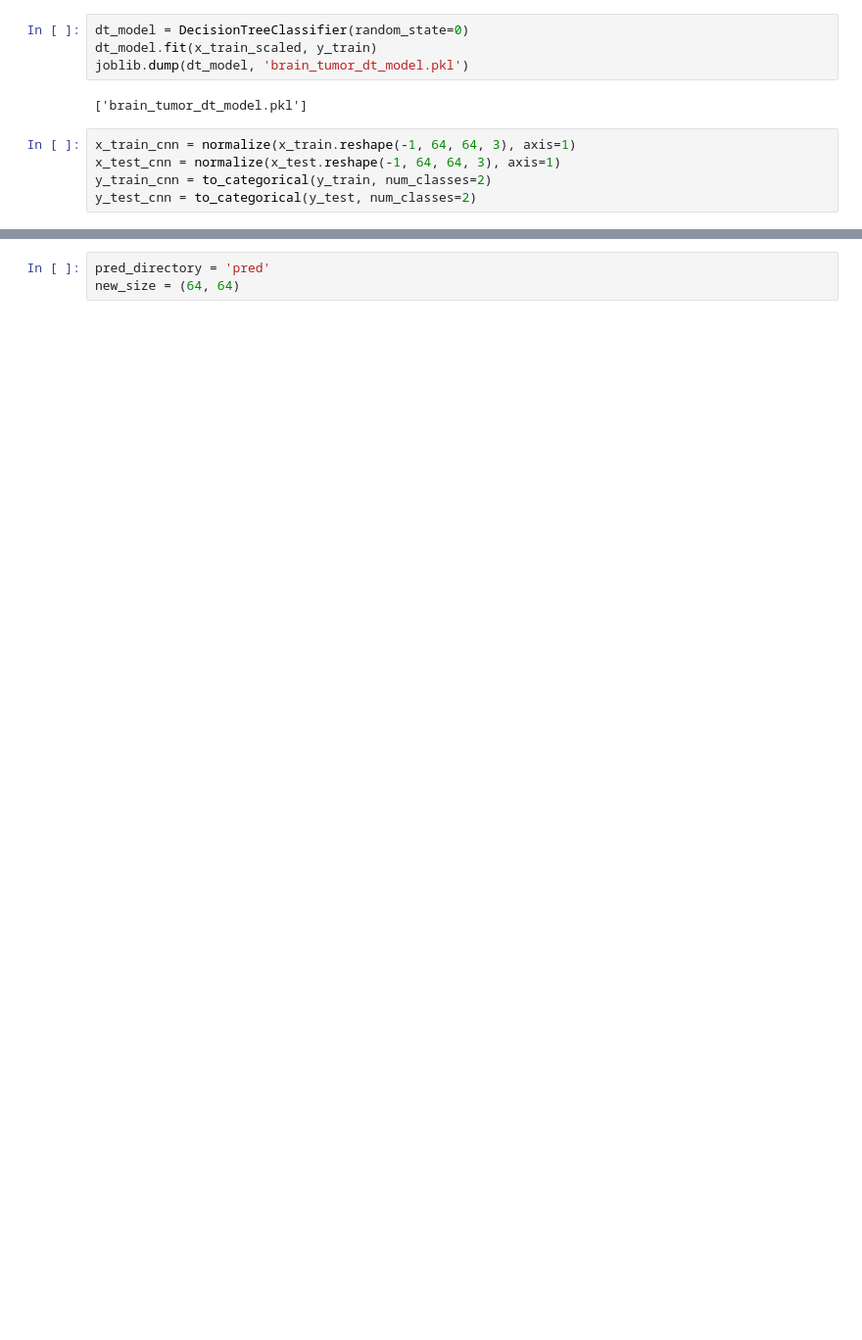
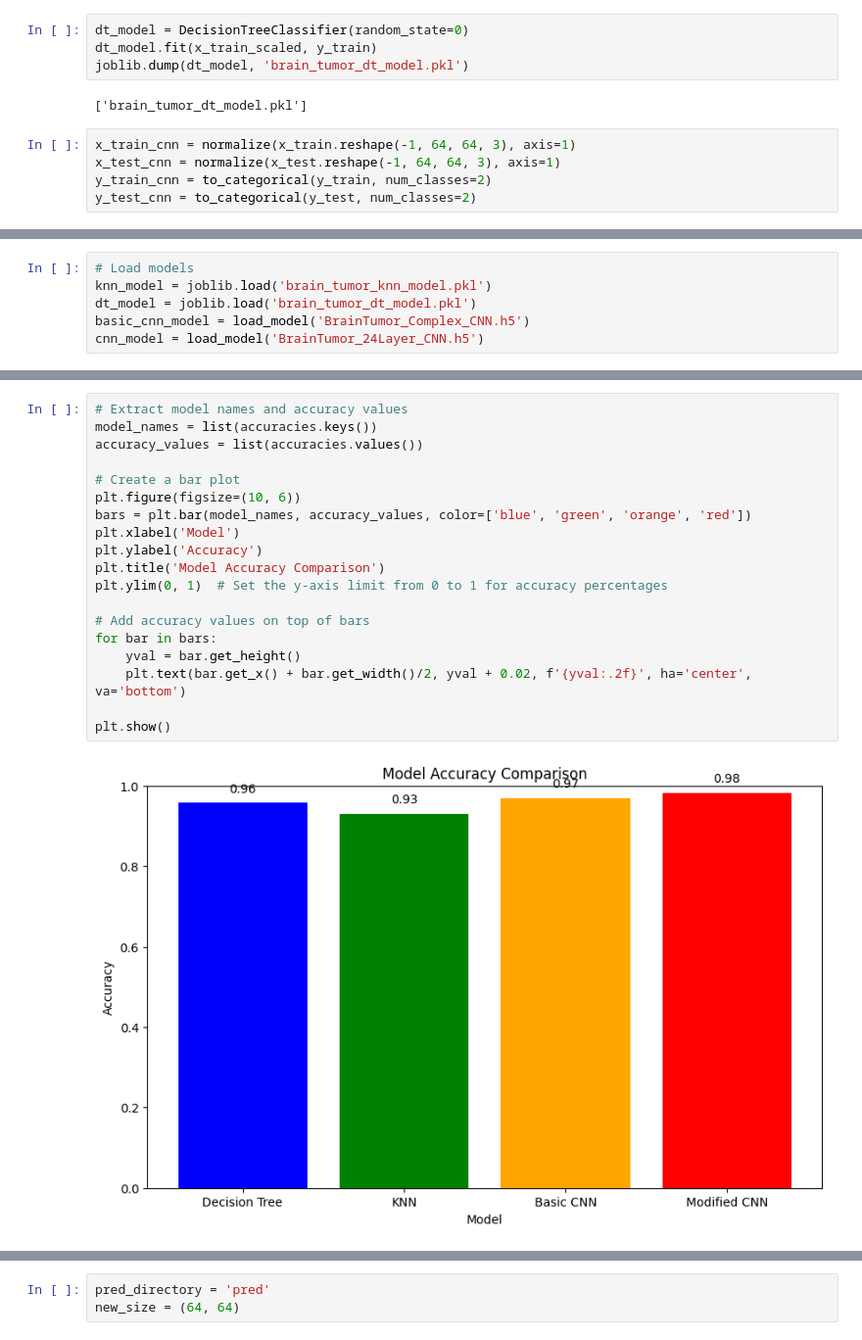
Before and after one commit to Whis2903/Tumor-Prediction, a Jupyter notebook: model.ipynb, the cells around one changed output, grey strips where cells are left out. Shown at 98% size. Saved outputs shown, nothing was run; the diff lists cells and outputs as text; blank space fills up the shorter version.

```diff
--- a/model.ipynb
+++ b/model.ipynb
@@ -157,0 +328,6 @@ class_report_cnn = classification_report(np.argmax(y_test_cnn, axis=1), y_pred_c
+# %%
+# Load models
+knn_model = joblib.load('brain_tumor_knn_model.pkl')
+dt_model = joblib.load('brain_tumor_dt_model.pkl')
+basic_cnn_model = load_model('BrainTumor_Complex_CNN.h5')
+cnn_model = load_model('BrainTumor_24Layer_CNN.h5')
@@ -157,0 +369,21 @@ class_report_cnn = classification_report(np.argmax(y_test_cnn, axis=1), y_pred_c
+# %%
+# Extract model names and accuracy values
+model_names = list(accuracies.keys())
+accuracy_values = list(accuracies.values())
+
+# Create a bar plot
+plt.figure(figsize=(10, 6))
+bars = plt.bar(model_names, accuracy_values, color=['blue', 'green', 'orange', 'red'])
+plt.xlabel('Model')
+plt.ylabel('Accuracy')
+plt.title('Model Accuracy Comparison')
+plt.ylim(0, 1)  # Set the y-axis limit from 0 to 1 for accuracy percentages
+
+# Add accuracy values on top of bars
+for bar in bars:
+    yval = bar.get_height()
+    plt.text(bar.get_x() + bar.get_width()/2, yval + 0.02, f'{yval:.2f}', ha='center', va='bottom')
+
+plt.show()
+# %% [output]
+[figure, added]
```
Also changed, not shown: parts of 34 cells of this notebook.
